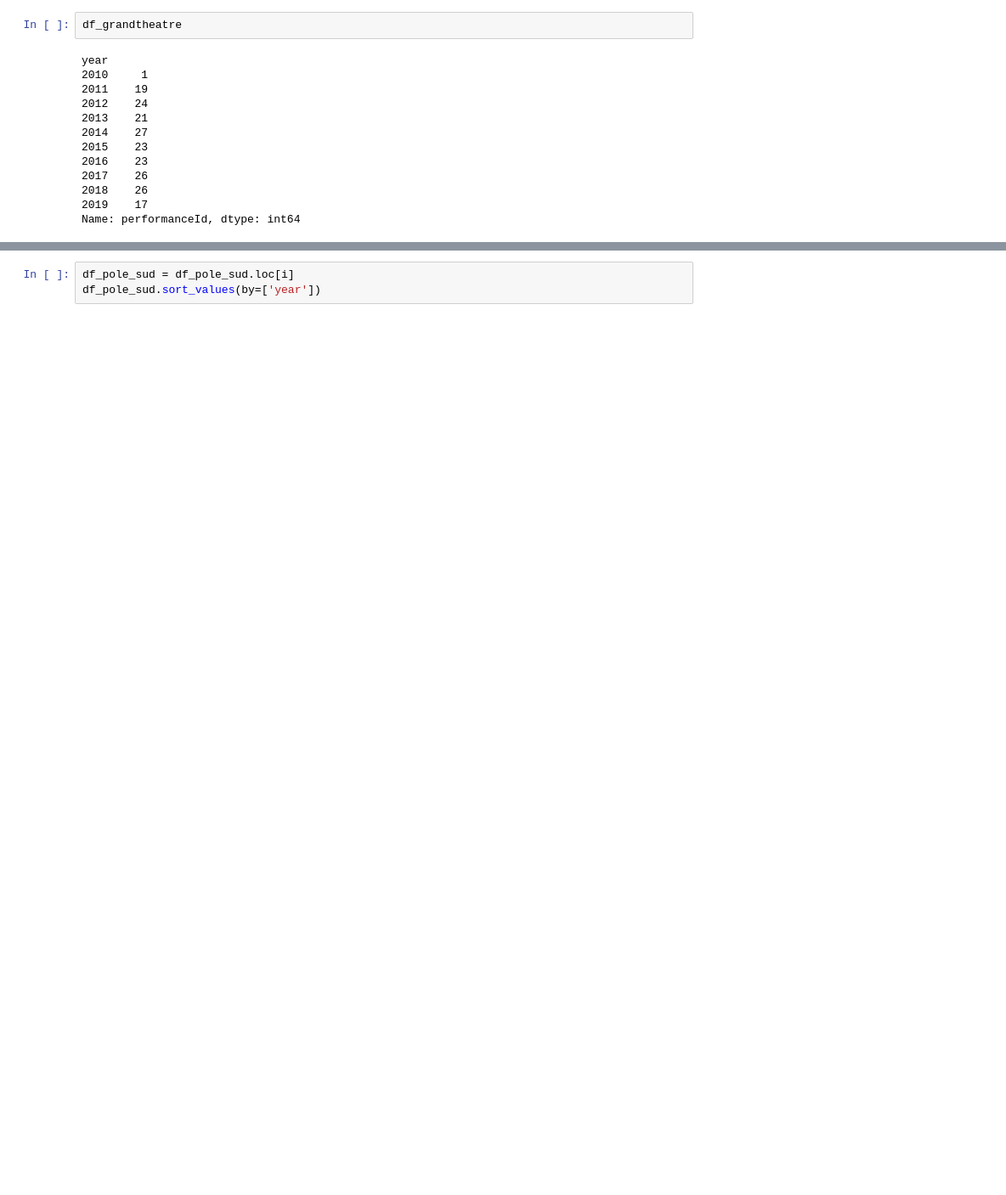
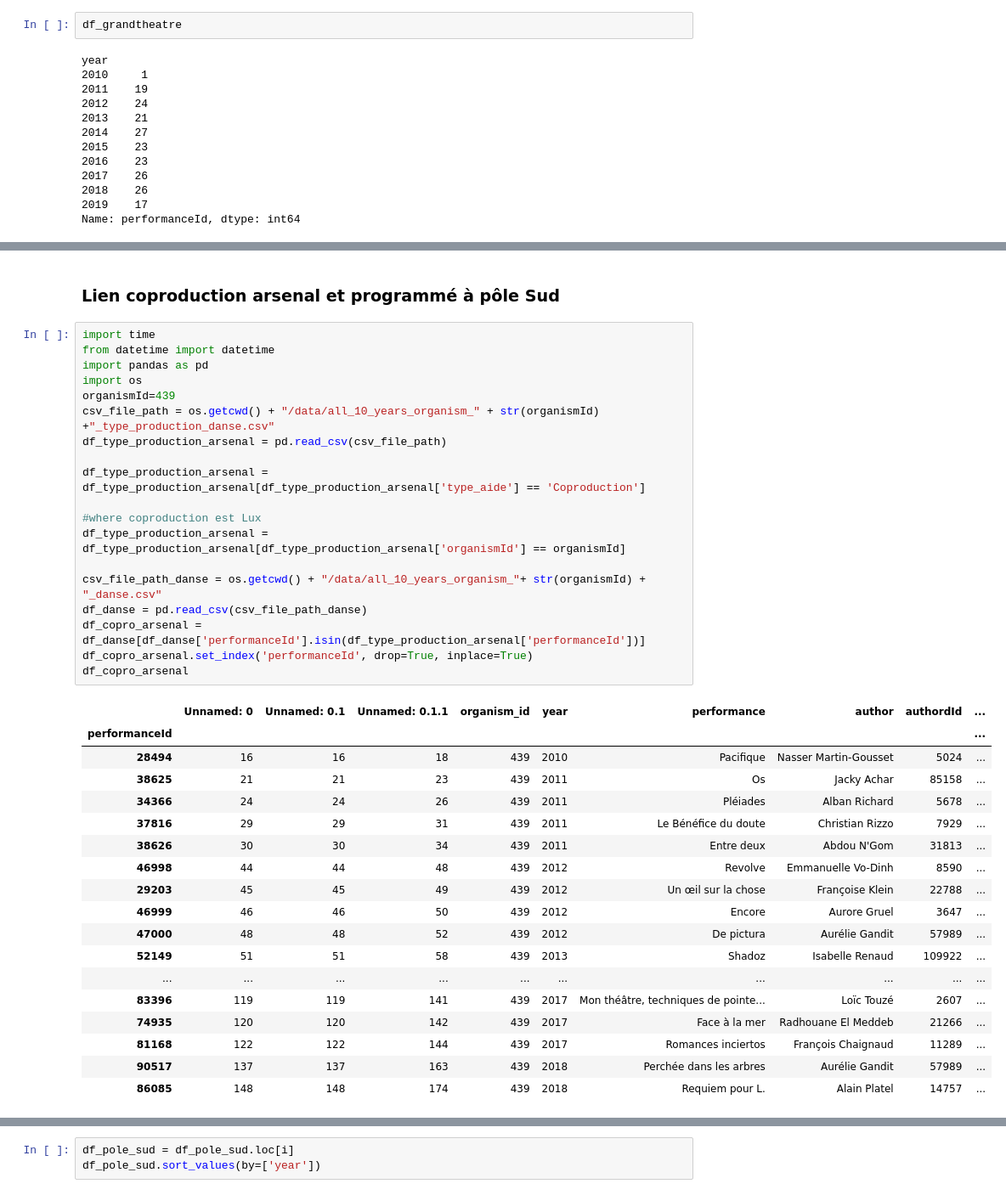
Before and after one commit to eliselavy/scrapper-notebook, a Jupyter notebook: notebooks/archives_spectacle/question_archives.ipynb, the cells around one changed output, grey strips where cells are left out. Shown: that part at 85% size. Saved outputs shown, nothing was run; the diff lists cells and outputs as text; blank space fills up the shorter version.

Commit message:
coproduction - diffusion

```diff
--- a/notebooks/archives_spectacle/question_archives.ipynb
+++ b/notebooks/archives_spectacle/question_archives.ipynb
@@ -1344,0 +1476,40 @@ df_pole_sud.sort_values(by=['year'])
+# %% [markdown]
+### Lien coproduction arsenal et programmé à pôle Sud
+# %%
+import time
+from datetime import datetime
+import pandas as pd
+import os
+organismId=439
+csv_file_path = os.getcwd() + "/data/all_10_years_organism_" + str(organismId) +"_type_production_danse.csv"
+df_type_production_arsenal = pd.read_csv(csv_file_path)
+
+df_type_production_arsenal = df_type_production_arsenal[df_type_production_arsenal['type_aide'] == 'Coproduction']
+
+#where coproduction est Lux
+df_type_production_arsenal = df_type_production_arsenal[df_type_production_arsenal['organismId'] == organismId]
+
+csv_file_path_danse = os.getcwd() + "/data/all_10_years_organism_"+ str(organismId) + "_danse.csv"
+df_danse = pd.read_csv(csv_file_path_danse)
+df_copro_arsenal = df_danse[df_danse['performanceId'].isin(df_type_production_arsenal['performanceId'])]
+df_copro_arsenal.set_index('performanceId', drop=True, inplace=True)
+df_copro_arsenal
+# %% [output]
+|  | Unnamed: 0 | Unnamed: 0.1 | Unnamed: 0.1.1 | organism_id | year | performance | author | authordId | ... |
+| performanceId |  |  |  |  |  |  |  |  | ... |
+| 28494 | 16 | 16 | 18 | 439 | 2010 | Pacifique | Nasser Martin-Gousset | 5024 | ... |
+| 38625 | 21 | 21 | 23 | 439 | 2011 | Os | Jacky Achar | 85158 | ... |
+| 34366 | 24 | 24 | 26 | 439 | 2011 | Pléiades | Alban Richard | 5678 | ... |
+| 37816 | 29 | 29 | 31 | 439 | 2011 | Le Bénéfice du doute | Christian Rizzo | 7929 | ... |
+| 38626 | 30 | 30 | 34 | 439 | 2011 | Entre deux | Abdou N'Gom | 31813 | ... |
+| 46998 | 44 | 44 | 48 | 439 | 2012 | Revolve | Emmanuelle Vo-Dinh | 8590 | ... |
+| 29203 | 45 | 45 | 49 | 439 | 2012 | Un œil sur la chose | Françoise Klein | 22788 | ... |
+| 46999 | 46 | 46 | 50 | 439 | 2012 | Encore | Aurore Gruel | 3647 | ... |
+| 47000 | 48 | 48 | 52 | 439 | 2012 | De pictura | Aurélie Gandit | 57989 | ... |
+| 52149 | 51 | 51 | 58 | 439 | 2013 | Shadoz | Isabelle Renaud | 109922 | ... |
+| ... | ... | ... | ... | ... | ... | ... | ... | ... | ... |
+| 83396 | 119 | 119 | 141 | 439 | 2017 | Mon théâtre, techniques de pointe... | Loïc Touzé | 2607 | ... |
+| 74935 | 120 | 120 | 142 | 439 | 2017 | Face à la mer | Radhouane El Meddeb | 21266 | ... |
+| 81168 | 122 | 122 | 144 | 439 | 2017 | Romances inciertos | François Chaignaud | 11289 | ... |
+| 90517 | 137 | 137 | 163 | 439 | 2018 | Perchée dans les arbres | Aurélie Gandit | 57989 | ... |
+| 86085 | 148 | 148 | 174 | 439 | 2018 | Requiem pour L. | Alain Platel | 14757 | ... |
```
Also changed, not shown: parts of 87 cells of this notebook, 3 other files.
